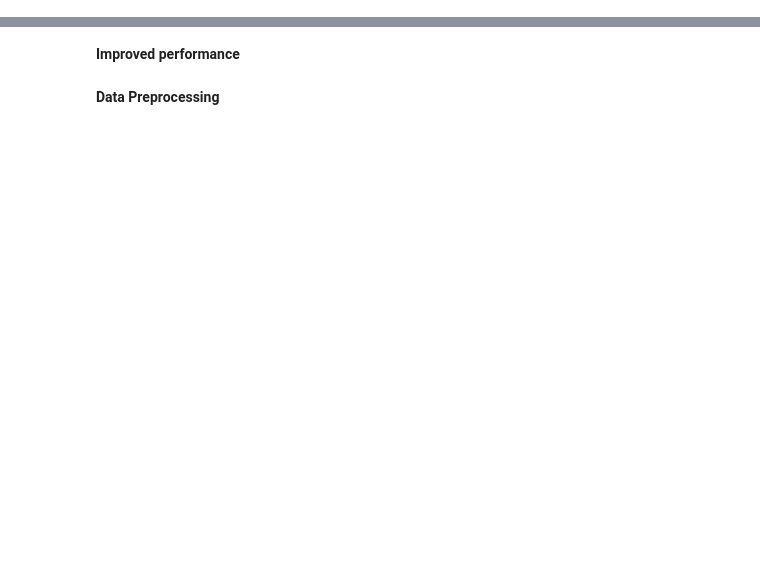
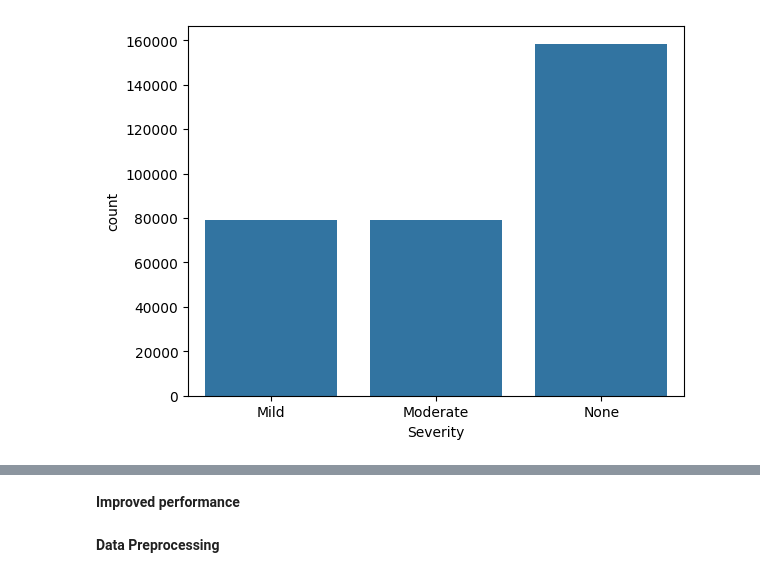
Before and after one commit to ChrisKabumba/GRP-B-ISP-ChrisKabumba, a Jupyter notebook: asthma_classifier/model/Model Training.ipynb, the cells around one changed output, grey strips where cells are left out. Cells and saved outputs as stored; diff of their text form; code cells hidden in the pictures; blank space fills up the shorter version.

```diff
--- a/asthma_classifier/model/Model Training.ipynb
+++ b/asthma_classifier/model/Model Training.ipynb
@@ -55,0 +161,6 @@ df.head(20)
+# %%
+# Severity distribution
+sns.countplot(x="Severity", data=df)
+plt.show()
+# %% [output]
+[figure, added]
```
Also changed, not shown: parts of 54 cells of this notebook, 9 other files.
